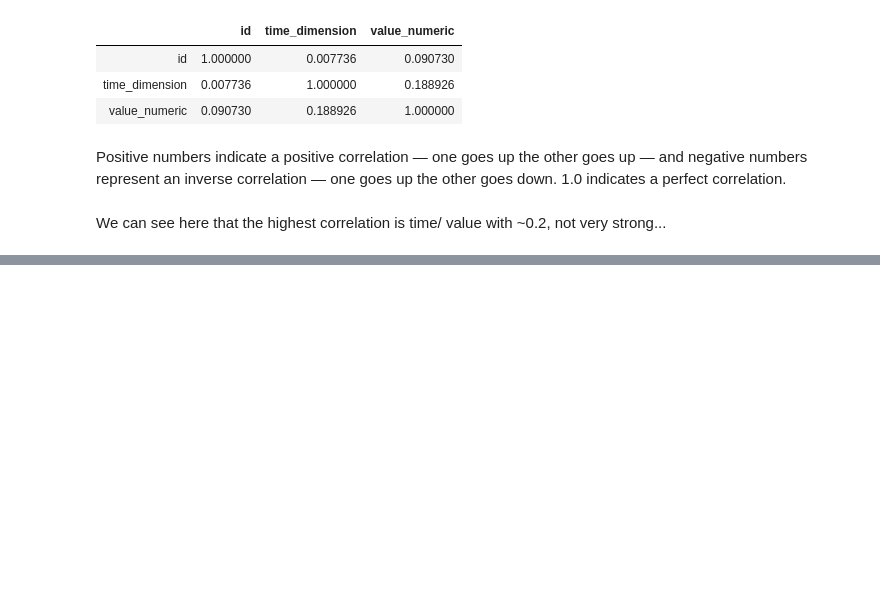
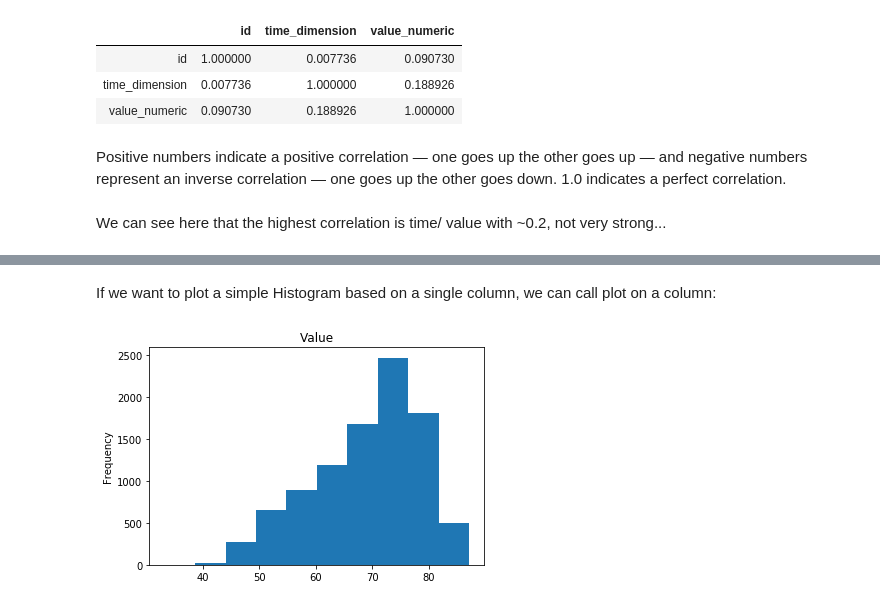
Before and after one commit to djedi-knight/WHO, a Jupyter notebook: 02 - Data Analysis - Example.ipynb, the cells around one changed output, grey strips where cells are left out. Cells and saved outputs as stored; diff of their text form; code cells hidden in the pictures; blank space fills up the shorter version.

```diff
--- a/02 - Data Analysis.ipynb
+++ b/02 - Data Analysis - Example.ipynb
@@ -267,0 +385,6 @@ Name: 2, dtype: object
+# %% [markdown]
+If we want to plot a simple Histogram based on a single column, we can call plot on a column:
+# %%
+df['value_numeric'].plot(kind='hist', title='Value');
+# %% [output]
+[figure, added]
```
Also changed, not shown: parts of 23 cells of this notebook, 1 other file.
